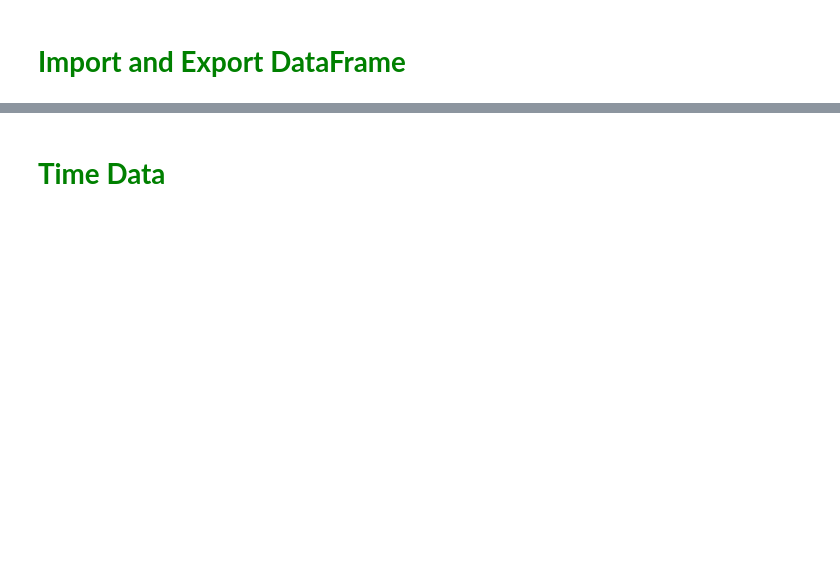
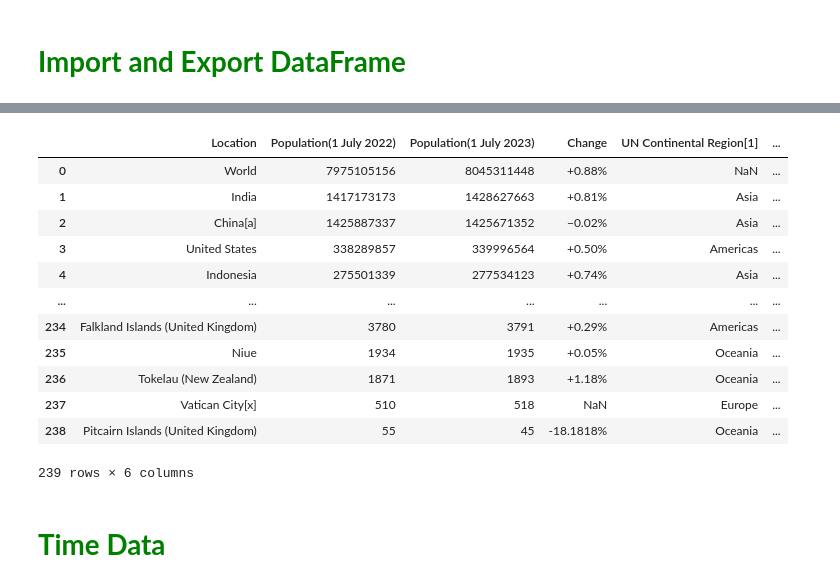
Before and after one commit to easgarli/datascience_bootcamp, a Jupyter notebook: pandas/Pandas_InClass_6_(String Methods)_04.27.2024.ipynb, the cells around one changed output, grey strips where cells are left out. Drawn from its saved outputs; the diff is of its cells as text; code cells hidden in the pictures; blank space fills up the shorter version.

```diff
--- a/pandas/Pandas_InClass_6_(String Methods)_04.27.2024.ipynb
+++ b/pandas/Pandas_InClass_6_(String Methods)_04.27.2024.ipynb
@@ -355,0 +733,3 @@ Genellikle kategorik değişkenleri veya text datalarını, makine öğrenimi al
+# %%
+df_html = pd.read_html("https://en.wikipedia.org/wiki/List_of_countries_by_population_(United_Nations)")
+df_html
@@ -356,2 +755,18 @@ Genellikle kategorik değişkenleri veya text datalarını, makine öğrenimi al
+# %%
+df_html[0]
+# %% [output]
+|  | Location | Population(1 July 2022) | Population(1 July 2023) | Change | UN Continental Region[1] | ... |
+| 0 | World | 7975105156 | 8045311448 | +0.88% | NaN | ... |
+| 1 | India | 1417173173 | 1428627663 | +0.81% | Asia | ... |
+| 2 | China[a] | 1425887337 | 1425671352 | −0.02% | Asia | ... |
+| 3 | United States | 338289857 | 339996564 | +0.50% | Americas | ... |
+| 4 | Indonesia | 275501339 | 277534123 | +0.74% | Asia | ... |
+| ... | ... | ... | ... | ... | ... | ... |
+| 234 | Falkland Islands (United Kingdom) | 3780 | 3791 | +0.29% | Americas | ... |
+| 235 | Niue | 1934 | 1935 | +0.05% | Oceania | ... |
+| 236 | Tokelau (New Zealand) | 1871 | 1893 | +1.18% | Oceania | ... |
+| 237 | Vatican City[x] | 510 | 518 | NaN | Europe | ... |
+| 238 | Pitcairn Islands (United Kingdom) | 55 | 45 | -18.1818% | Oceania | ... |
+239 rows × 6 columns
 # %% [markdown]
 # <font color='green'> <b>Time Data</b><font color='black'>
```
Also changed, not shown: parts of 118 cells of this notebook, 5 other files.
